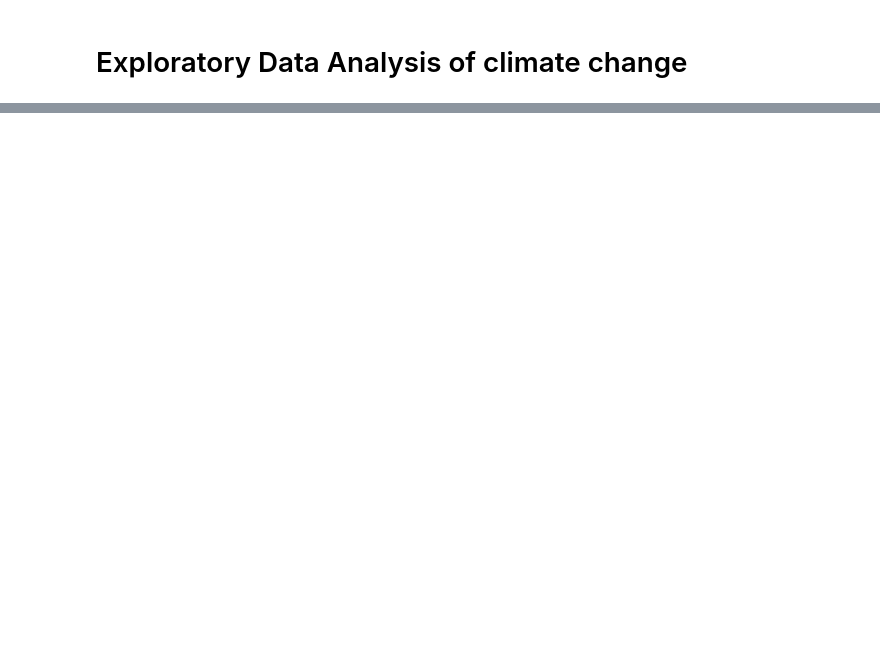
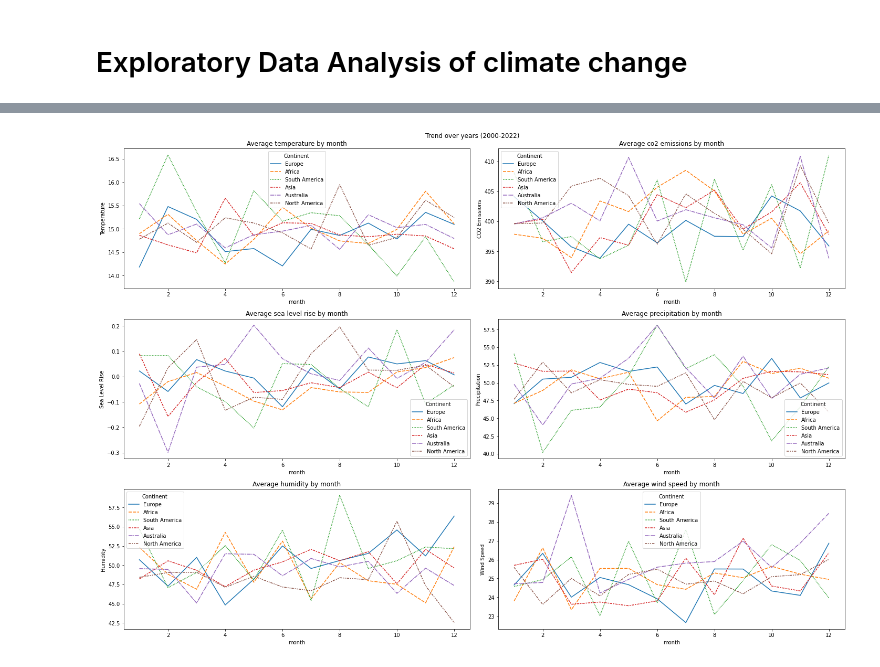
Before and after one commit to BrianLoe/Climate-EDA, a Jupyter notebook: Climate-EDA.ipynb, the cells around one changed output, grey strips where cells are left out. Saved outputs shown, nothing was run; the diff lists cells and outputs as text; code cells hidden in the pictures; blank space fills up the shorter version.

Commit message:
add lineplot by month

```diff
--- a/Climate-EDA.ipynb
+++ b/Climate-EDA.ipynb
@@ -47,0 +48,14 @@ fig.tight_layout()
+# %%
+fig,ax = plt.subplots(3,2,figsize=(20,14))
+plt.suptitle('Trend over years (2000-2022)')
+sns.lineplot(x='month', y='Temperature',data=data, hue='Continent',style='Continent',ax=ax[0,0],ci=None)
+sns.lineplot(x='month', y='CO2 Emissions',data=data, hue='Continent',style='Continent',ax=ax[0,1],ci=None)
+sns.lineplot(x='month', y='Sea Level Rise',data=data, hue='Continent',style='Continent',ax=ax[1,0],ci=None)
+sns.lineplot(x='month', y='Precipitation',data=data, hue='Continent',style='Continent',ax=ax[1,1],ci=None)
+sns.lineplot(x='month', y='Humidity',data=data, hue='Continent',style='Continent',ax=ax[2,0],ci=None)
+sns.lineplot(x='month', y='Wind Speed',data=data, hue='Continent',style='Continent',ax=ax[2,1],ci=None)
+for i,ax in enumerate(fig.axes):
+    ax.set(title='Average '+ax.get_ylabel().lower()+' by month')
+fig.tight_layout()
+# %% [output]
+[figure, added]
```
Also changed, not shown: parts of 1 cell of this notebook.
